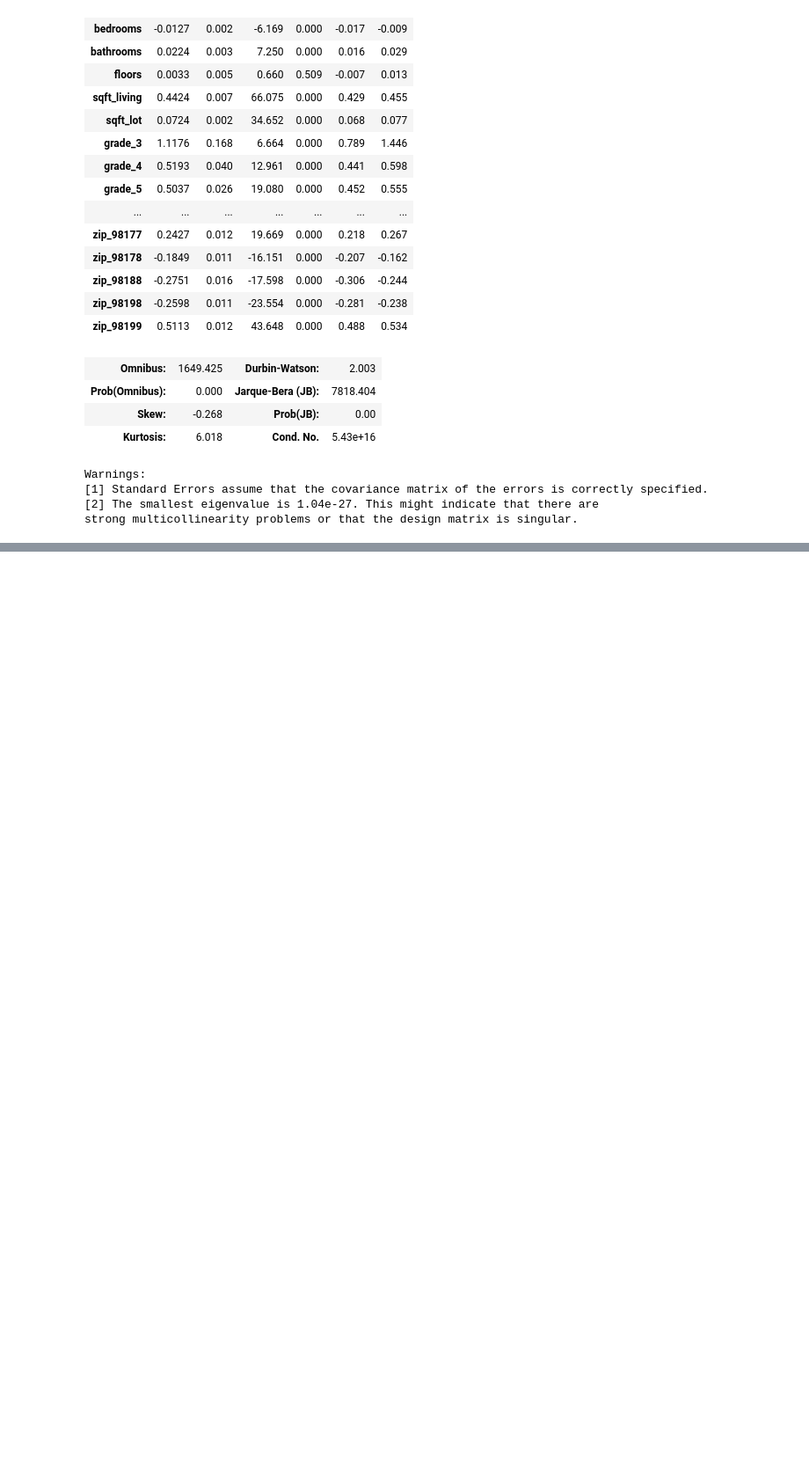
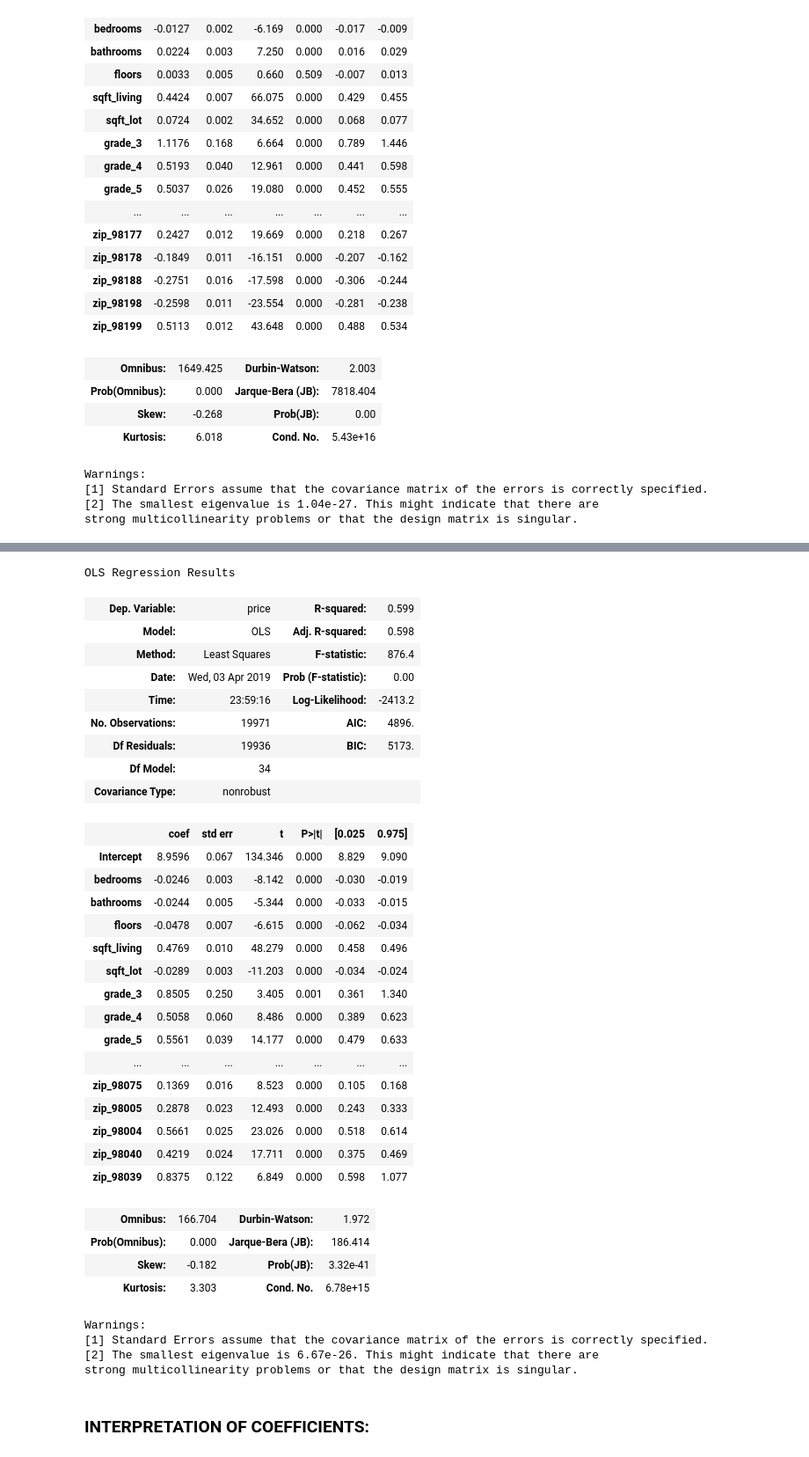
Before and after one commit to witchlane/dsc-1-final-project-online-ds-pt-112618, a Jupyter notebook: MOD 1 PROJECT - FIRST DRAFT.ipynb, the cells around one changed output, grey strips where cells are left out. Shown at 88% size. Saved outputs shown, nothing was run; the diff lists cells and outputs as text; code cells hidden in the pictures; blank space fills up the shorter version.

```diff
--- a/MOD 1 PROJECT - FIRST DRAFT.ipynb
+++ b/MOD 1 PROJECT - FIRST DRAFT.ipynb
@@ -1397,0 +1376,41 @@ df('zip_code')['price'].mean()
+# %%
+formula3 = 'price~bedrooms+bathrooms+floors+sqft_living+sqft_lot+grade_3+grade_4+grade_5+grade_6+grade_7+grade_8+grade_9+grade_10+grade_11+grade_12+zip_98002+zip_98168+zip_98032+zip_98001+zip_98023+zip_98148+zip_98188+zip_98003+zip_98030+zip_98198+zip_98102+zip_98109+zip_98006+zip_98119+zip_98112+zip_98075+zip_98005+zip_98004+zip_98040+zip_98039'
+model3 = ols(formula=formula3, data=data).fit()
+model3.summary()
+# %% [output]
+OLS Regression Results
+| Dep. Variable: | price | R-squared: | 0.599 |
+| Model: | OLS | Adj. R-squared: | 0.598 |
+| Method: | Least Squares | F-statistic: | 876.4 |
+| Date: | Wed, 03 Apr 2019 | Prob (F-statistic): | 0.00 |
+| Time: | 23:59:16 | Log-Likelihood: | -2413.2 |
+| No. Observations: | 19971 | AIC: | 4896. |
+| Df Residuals: | 19936 | BIC: | 5173. |
+| Df Model: | 34 |  |  |
+| Covariance Type: | nonrobust |  |  |
+|  | coef | std err | t | P>|t| | [0.025 | 0.975] |
+| Intercept | 8.9596 | 0.067 | 134.346 | 0.000 | 8.829 | 9.090 |
+| bedrooms | -0.0246 | 0.003 | -8.142 | 0.000 | -0.030 | -0.019 |
+| bathrooms | -0.0244 | 0.005 | -5.344 | 0.000 | -0.033 | -0.015 |
+| floors | -0.0478 | 0.007 | -6.615 | 0.000 | -0.062 | -0.034 |
+| sqft_living | 0.4769 | 0.010 | 48.279 | 0.000 | 0.458 | 0.496 |
+| sqft_lot | -0.0289 | 0.003 | -11.203 | 0.000 | -0.034 | -0.024 |
+| grade_3 | 0.8505 | 0.250 | 3.405 | 0.001 | 0.361 | 1.340 |
+| grade_4 | 0.5058 | 0.060 | 8.486 | 0.000 | 0.389 | 0.623 |
+| grade_5 | 0.5561 | 0.039 | 14.177 | 0.000 | 0.479 | 0.633 |
+| ... | ... | ... | ... | ... | ... | ... |
+| zip_98075 | 0.1369 | 0.016 | 8.523 | 0.000 | 0.105 | 0.168 |
+| zip_98005 | 0.2878 | 0.023 | 12.493 | 0.000 | 0.243 | 0.333 |
+| zip_98004 | 0.5661 | 0.025 | 23.026 | 0.000 | 0.518 | 0.614 |
+| zip_98040 | 0.4219 | 0.024 | 17.711 | 0.000 | 0.375 | 0.469 |
+| zip_98039 | 0.8375 | 0.122 | 6.849 | 0.000 | 0.598 | 1.077 |
+| Omnibus: | 166.704 | Durbin-Watson: | 1.972 |
+| Prob(Omnibus): | 0.000 | Jarque-Bera (JB): | 186.414 |
+| Skew: | -0.182 | Prob(JB): | 3.32e-41 |
+| Kurtosis: | 3.303 | Cond. No. | 6.78e+15 |
+Warnings:
+[1] Standard Errors assume that the covariance matrix of the errors is correctly specified.
+[2] The smallest eigenvalue is 6.67e-26. This might indicate that there are
+strong multicollinearity problems or that the design matrix is singular.
+# %% [markdown]
+### INTERPRETATION OF COEFFICIENTS:
```
Also changed, not shown: parts of 22 cells of this notebook.
